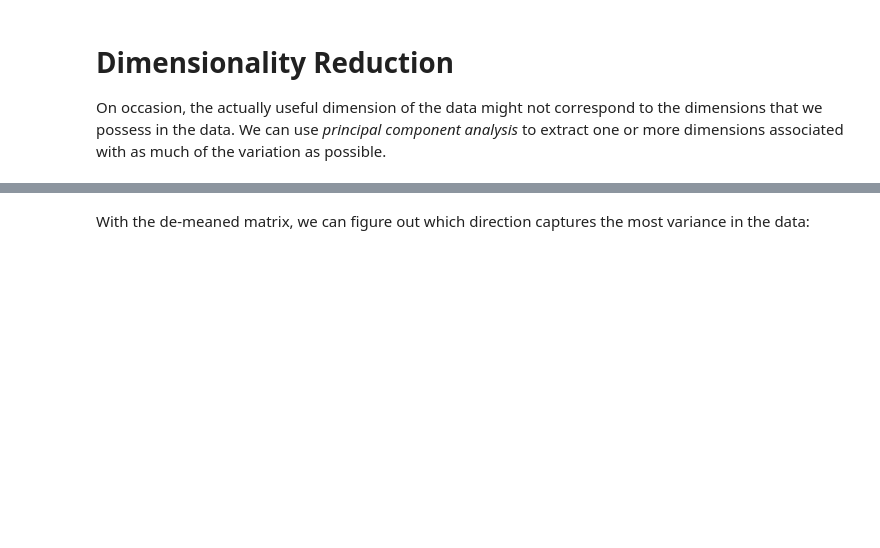
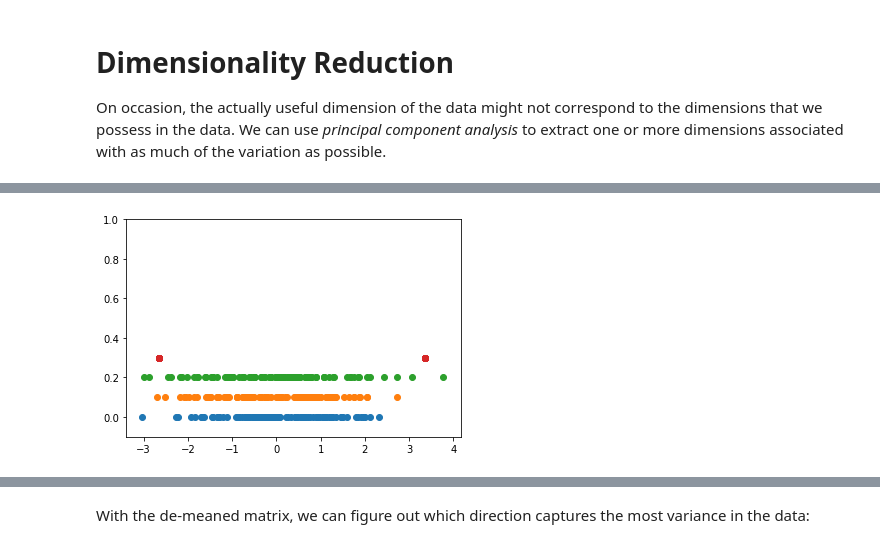
Before and after one commit to rvernagus/data-science-notebooks, a Jupyter notebook: Data Science From Scratch/10 - Working With Data.ipynb, the cells around one changed output, grey strips where cells are left out. Saved outputs shown, nothing was run; the diff lists cells and outputs as text; code cells hidden in the pictures; blank space fills up the shorter version.

```diff
--- a/Data Science From Scratch/10 - Working With Data.ipynb
+++ b/Data Science From Scratch/10 - Working With Data.ipynb
@@ -287,0 +305,8 @@ pca_data_de_mean
+# %%
+plt.scatter([x[0] for x in pca_data_de_mean], [0 for _ in pca_data_de_mean]);
+plt.scatter([x[1] for x in pca_data_de_mean], [0.1 for _ in pca_data_de_mean]);
+plt.scatter([x[2] for x in pca_data_de_mean], [0.2 for _ in pca_data_de_mean]);
+plt.scatter([x[3] for x in pca_data_de_mean], [0.3 for _ in pca_data_de_mean]);
+plt.ylim((-0.1, 1));
+# %% [output]
+[figure, added]
```
Also changed, not shown: parts of 28 cells of this notebook.
